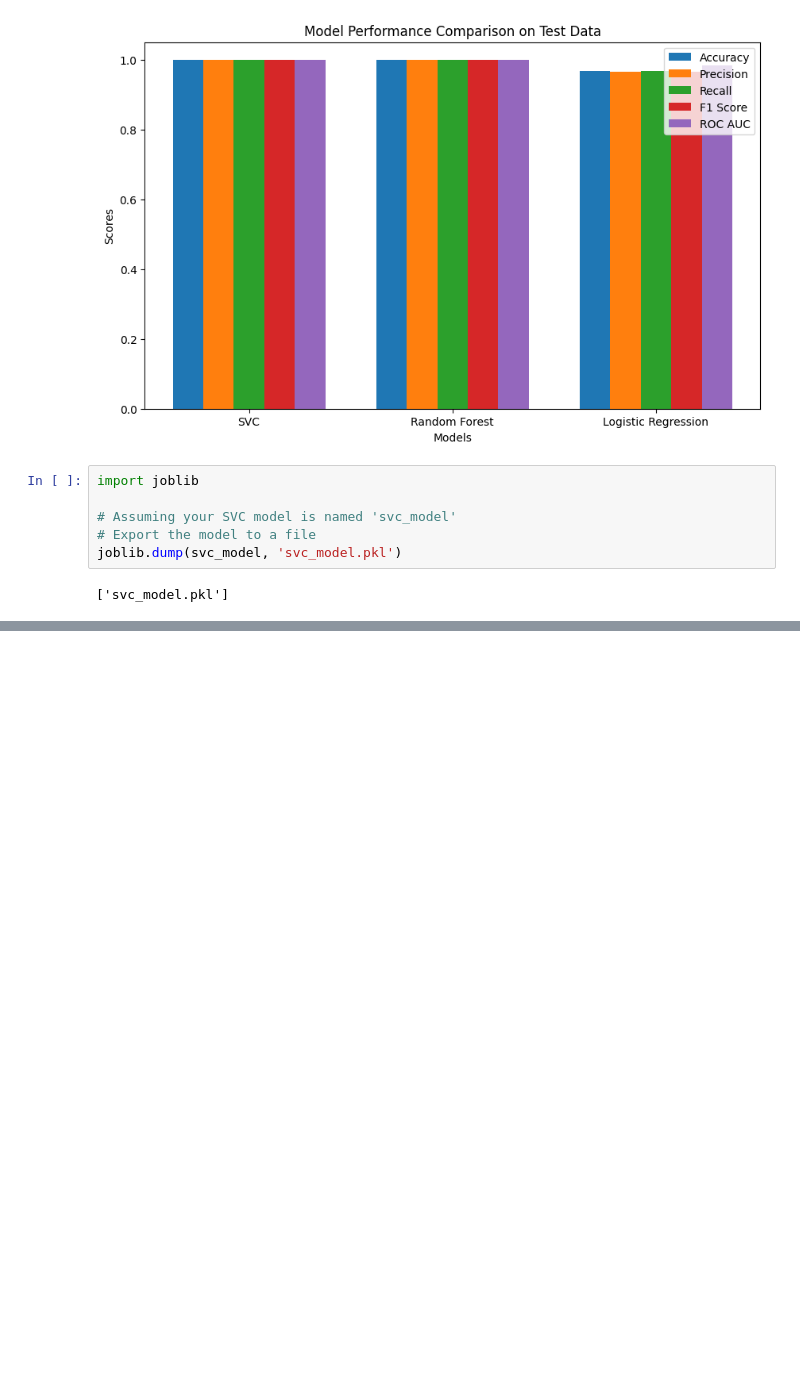
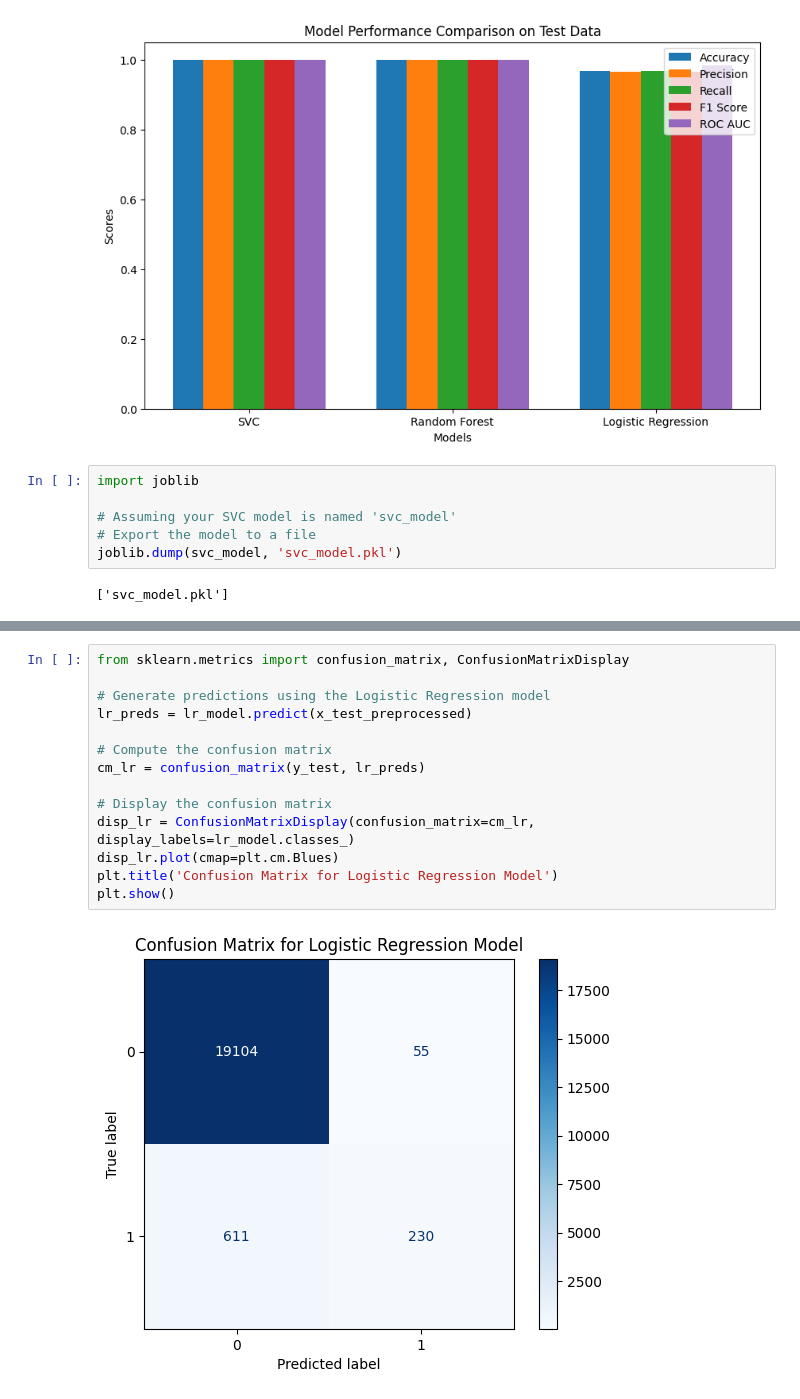
Before and after one commit to Vansh17555555/minor-1, a Jupyter notebook: M1.ipynb, the cells around one changed output, grey strips where cells are left out. Saved outputs shown, nothing was run; the diff lists cells and outputs as text; blank space fills up the shorter version.

```diff
--- a/M1.ipynb
+++ b/M1.ipynb
@@ -565,0 +662,16 @@ joblib.dump(svc_model, 'svc_model.pkl')
+# %%
+from sklearn.metrics import confusion_matrix, ConfusionMatrixDisplay
+
+# Generate predictions using the Logistic Regression model
+lr_preds = lr_model.predict(x_test_preprocessed)
+
+# Compute the confusion matrix
+cm_lr = confusion_matrix(y_test, lr_preds)
+
+# Display the confusion matrix
+disp_lr = ConfusionMatrixDisplay(confusion_matrix=cm_lr, display_labels=lr_model.classes_)
+disp_lr.plot(cmap=plt.cm.Blues)
+plt.title('Confusion Matrix for Logistic Regression Model')
+plt.show()
+# %% [output]
+[figure, added]
```
Also changed, not shown: parts of 30 cells of this notebook, 8 other files.
